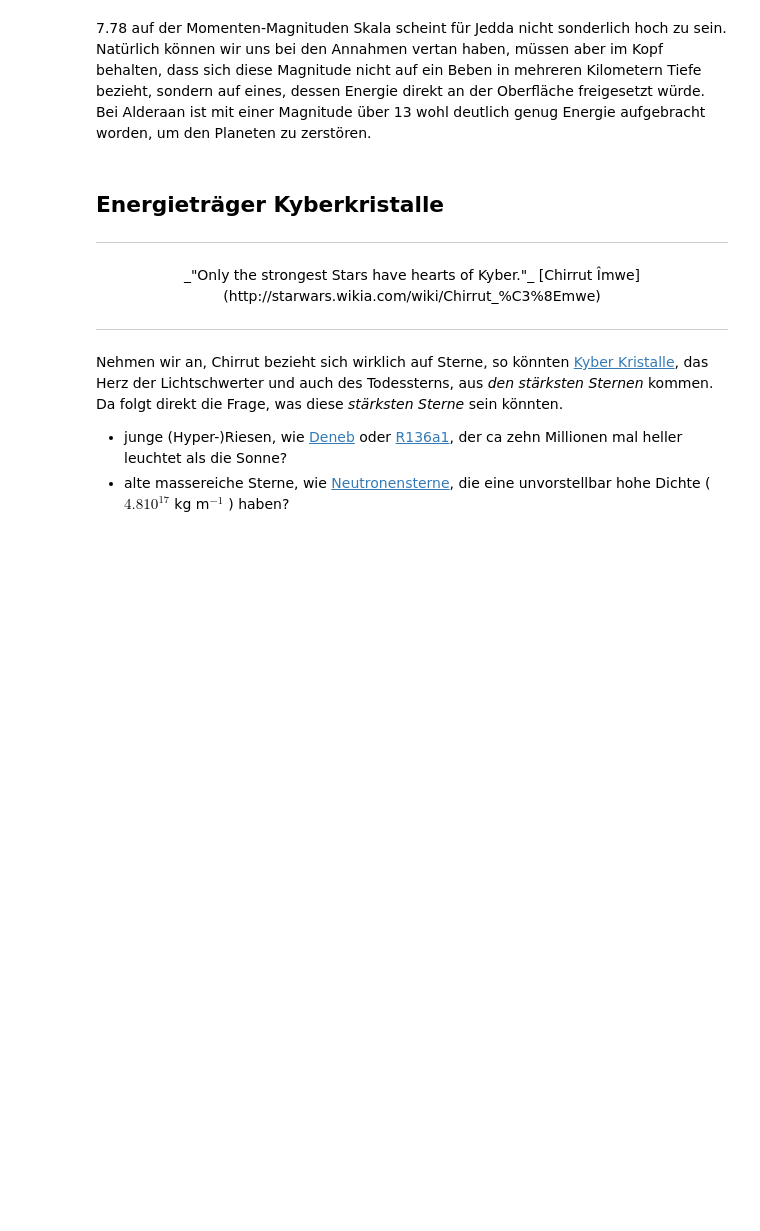
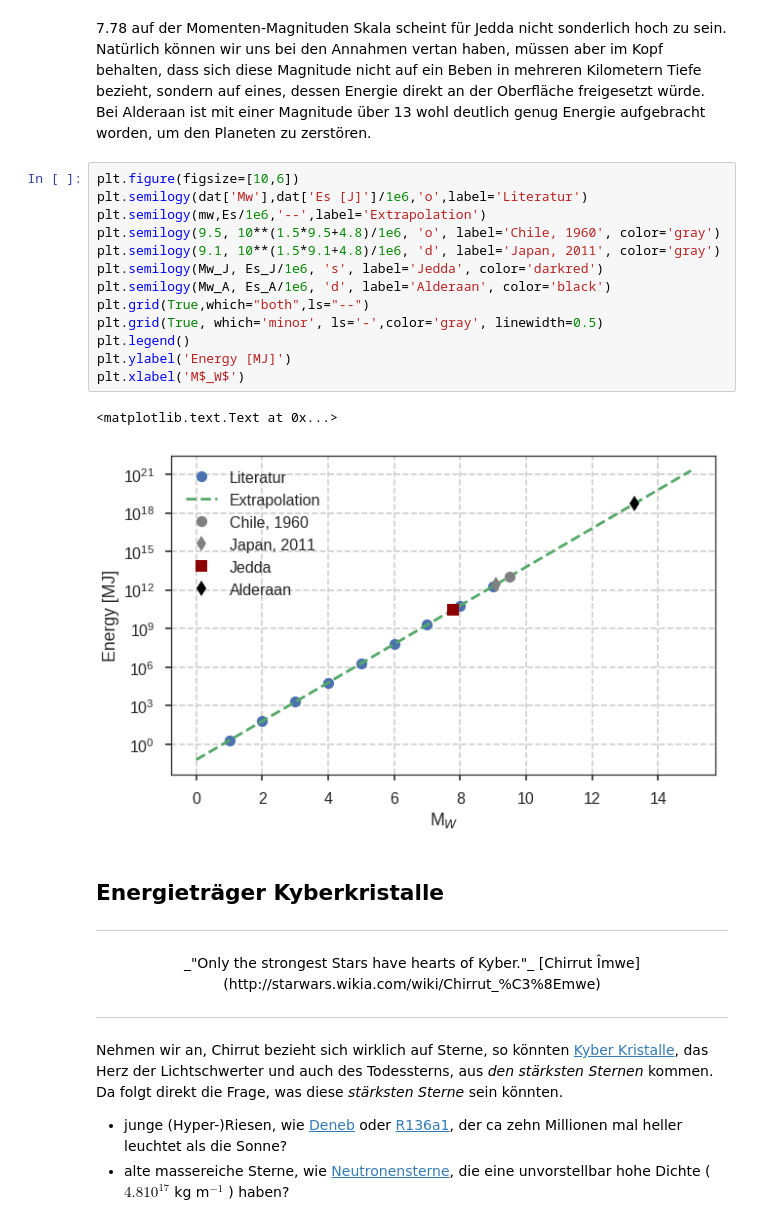
Before and after one commit to Japhiolite/SciFi-Geophysics, a Jupyter notebook: Todesstern und Erdbeben.ipynb, the cells around one changed output. Cells and saved outputs as stored; diff of their text form; blank space fills up the shorter version.

Commit message:
added chile and japan as comparison

```diff
--- a/Todesstern und Erdbeben.ipynb
+++ b/Todesstern und Erdbeben.ipynb
@@ -112,6 +114,22 @@ Also eine Energie von 5.535443430128112e+18 MJ, oder 105475700126.0 Hiroshima Bo
 # %% [markdown]
 7.78 auf der Momenten-Magnituden Skala scheint für Jedda nicht sonderlich hoch zu sein. Natürlich können wir uns bei den Annahmen vertan haben, müssen aber im Kopf behalten, dass sich diese Magnitude nicht auf ein Beben in mehreren Kilometern Tiefe bezieht, sondern auf eines, dessen Energie direkt an der Oberfläche freigesetzt würde.
 Bei Alderaan ist mit einer Magnitude über 13 wohl deutlich genug Energie aufgebracht worden, um den Planeten zu zerstören.
+# %%
+plt.figure(figsize=[10,6])
+plt.semilogy(dat['Mw'],dat['Es [J]']/1e6,'o',label='Literatur')
+plt.semilogy(mw,Es/1e6,'--',label='Extrapolation')
+plt.semilogy(9.5, 10**(1.5*9.5+4.8)/1e6, 'o', label='Chile, 1960', color='gray')
+plt.semilogy(9.1, 10**(1.5*9.1+4.8)/1e6, 'd', label='Japan, 2011', color='gray')
+plt.semilogy(Mw_J, Es_J/1e6, 's', label='Jedda', color='darkred')
+plt.semilogy(Mw_A, Es_A/1e6, 'd', label='Alderaan', color='black')
+plt.grid(True,which="both",ls="--")
+plt.grid(True, which='minor', ls='-',color='gray', linewidth=0.5)
+plt.legend()
+plt.ylabel('Energy [MJ]')
+plt.xlabel('M$_W$')
+# %% [output]
+<matplotlib.text.Text at 0x...>
+[figure, added]
 # %% [markdown]
 ## Energieträger Kyberkristalle
 
```
Also changed, not shown: parts of 2 cells of this notebook.
